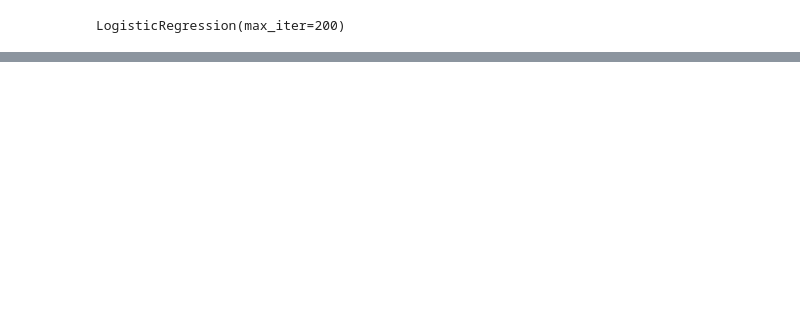
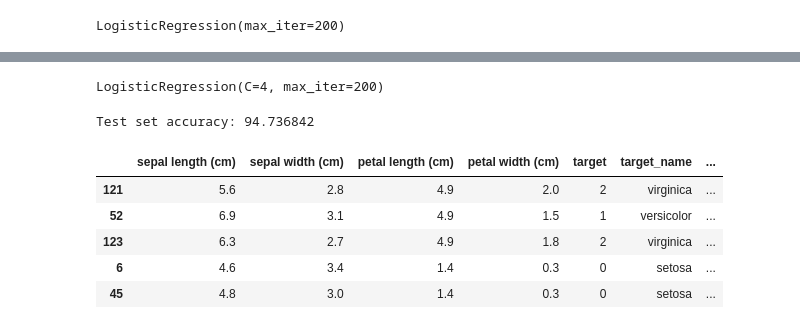
Before and after one commit to BibekRai44/basic-ml-project, a Jupyter notebook: irisdataset.ipynb, the cells around one changed output, grey strips where cells are left out. Drawn from its saved outputs; the diff is of its cells as text; code cells hidden in the pictures; blank space fills up the shorter version.

```diff
--- a/irisdataset.ipynb
+++ b/irisdataset.ipynb
@@ -304,0 +337,4 @@ plot_incorrect_predictions(df_predictions,'petal length (cm)','petal width (cm)'
+# %%
+model.fit(X_train,y_train)
+# %% [output]
+LogisticRegression(C=4, max_iter=200)
@@ -304,0 +346,4 @@ plot_incorrect_predictions(df_predictions,'petal length (cm)','petal width (cm)'
+# %%
+print(f"Test set accuracy: {test_set_accuracy * 100:2f}")
+# %% [output]
+Test set accuracy: 94.736842
@@ -304,0 +355,9 @@ plot_incorrect_predictions(df_predictions,'petal length (cm)','petal width (cm)'
+# %%
+df_predictions_test.head()
+# %% [output]
+|  | sepal length (cm) | sepal width (cm) | petal length (cm) | petal width (cm) | target | target_name | ... |
+| 121 | 5.6 | 2.8 | 4.9 | 2.0 | 2 | virginica | ... |
+| 52 | 6.9 | 3.1 | 4.9 | 1.5 | 1 | versicolor | ... |
+| 123 | 6.3 | 2.7 | 4.9 | 1.8 | 2 | virginica | ... |
+| 6 | 4.6 | 3.4 | 1.4 | 0.3 | 0 | setosa | ... |
+| 45 | 4.8 | 3.0 | 1.4 | 0.3 | 0 | setosa | ... |
```
Also changed, not shown: parts of 19 cells of this notebook.
